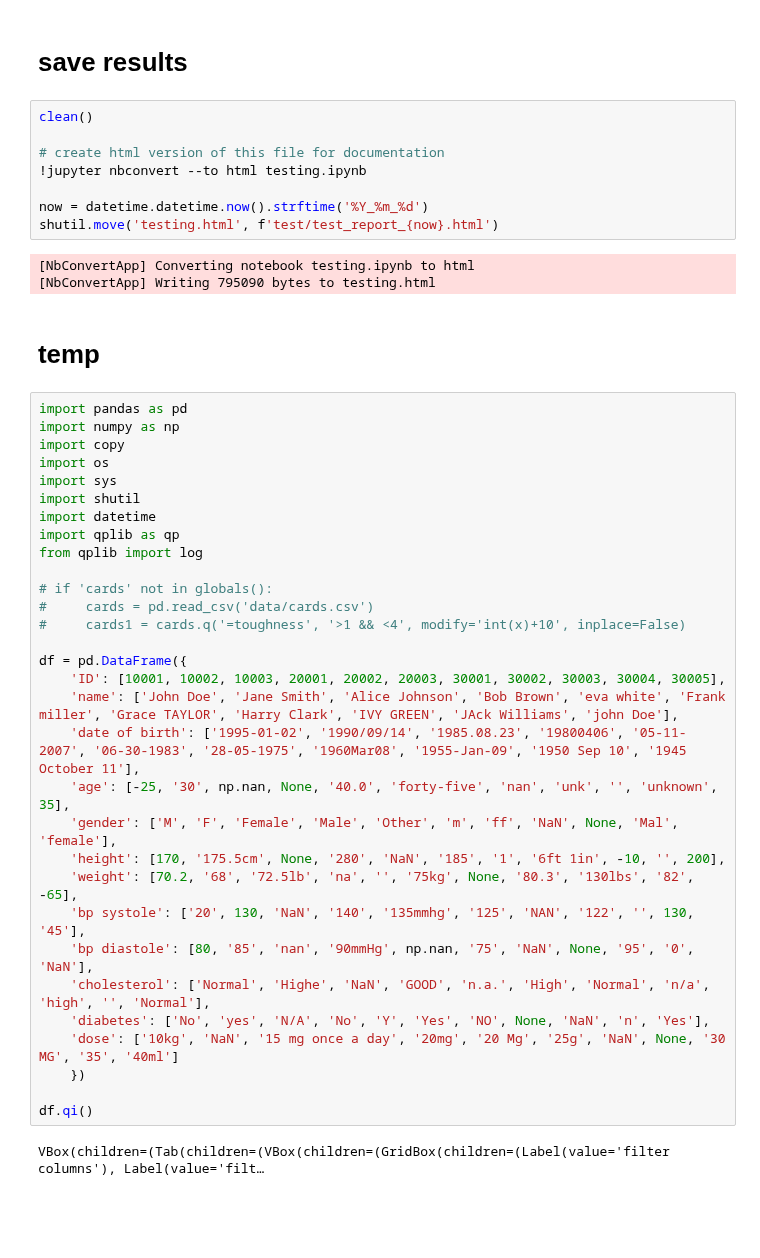
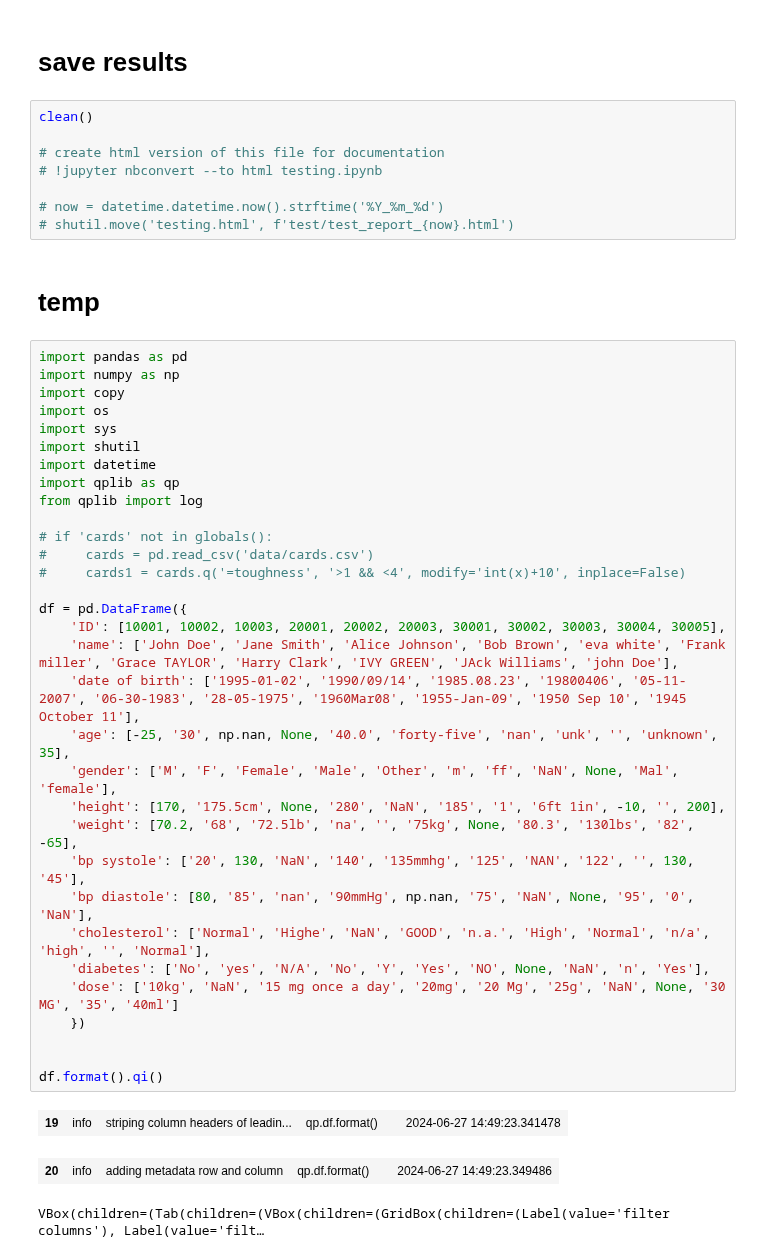
Before and after one commit to MartinVoelkl94/qplib_dev, a Jupyter notebook: testing.ipynb, the cells around one changed output. Drawn from its saved outputs; the diff is of its cells as text; blank space fills up the shorter version.

```diff
--- a/testing.ipynb
+++ b/testing.ipynb
@@ -2090,46 +1752,46 @@ passed test for going back and forth in directory structure
 clean()
 
 # create html version of this file for documentation
-!jupyter nbconvert --to html testing.ipynb
+# !jupyter nbconvert --to html testing.ipynb
 
-now = datetime.datetime.now().strftime('%Y_%m_%d')
-shutil.move('testing.html', f'test/test_report_{now}.html')
+# now = datetime.datetime.now().strftime('%Y_%m_%d')
+# shutil.move('testing.html', f'test/test_report_{now}.html')
-# %% [output]
-[NbConvertApp] Converting notebook testing.ipynb to html
-[NbConvertApp] Writing 795090 bytes to testing.html
 # %% [markdown]
 # temp
 # %%
 import pandas as pd
 import numpy as np
 import copy
 import os
 import sys
 import shutil
 import datetime
 import qplib as qp
 from qplib import log
 
 # if 'cards' not in globals():
 #     cards = pd.read_csv('data/cards.csv')
 #     cards1 = cards.q('=toughness', '>1 && <4', modify='int(x)+10', inplace=False)
 
 df = pd.DataFrame({
     'ID': [10001, 10002, 10003, 20001, 20002, 20003, 30001, 30002, 30003, 30004, 30005],
     'name': ['John Doe', 'Jane Smith', 'Alice Johnson', 'Bob Brown', 'eva white', 'Frank miller', 'Grace TAYLOR', 'Harry Clark', 'IVY GREEN', 'JAck Williams', 'john Doe'],
     'date of birth': ['1995-01-02', '1990/09/14', '1985.08.23', '19800406', '05-11-2007', '06-30-1983', '28-05-1975', '1960Mar08', '1955-Jan-09', '1950 Sep 10', '1945 October 11'],
     'age': [-25, '30', np.nan, None, '40.0', 'forty-five', 'nan', 'unk', '', 'unknown', 35],
     'gender': ['M', 'F', 'Female', 'Male', 'Other', 'm', 'ff', 'NaN', None, 'Mal', 'female'],
     'height': [170, '175.5cm', None, '280', 'NaN', '185', '1', '6ft 1in', -10, '', 200],
     'weight': [70.2, '68', '72.5lb', 'na', '', '75kg', None, '80.3', '130lbs', '82', -65],
     'bp systole': ['20', 130, 'NaN', '140', '135mmhg', '125', 'NAN', '122', '', 130, '45'],
     'bp diastole': [80, '85', 'nan', '90mmHg', np.nan, '75', 'NaN', None, '95', '0', 'NaN'],
     'cholesterol': ['Normal', 'Highe', 'NaN', 'GOOD', 'n.a.', 'High', 'Normal', 'n/a', 'high', '', 'Normal'],
     'diabetes': ['No', 'yes', 'N/A', 'No', 'Y', 'Yes', 'NO', None, 'NaN', 'n', 'Yes'],
     'dose': ['10kg', 'NaN', '15 mg once a day', '20mg', '20 Mg', '25g', 'NaN', None, '30 MG', '35', '40ml']
     })
 
-df.qi()
+
+df.format().qi()
 # %% [output]
+| 19 | info | striping column headers of leadin... | qp.df.format() |  | 2024-06-27 14:49:23.341478 |
+| 20 | info | adding metadata row and column | qp.df.format() |  | 2024-06-27 14:49:23.349486 |
 VBox(children=(Tab(children=(VBox(children=(GridBox(children=(Label(value='filter columns'), Label(value='filt…
 [interactive output not drawn]
```
Also changed, not shown: parts of 20 cells of this notebook, 19 other files.
